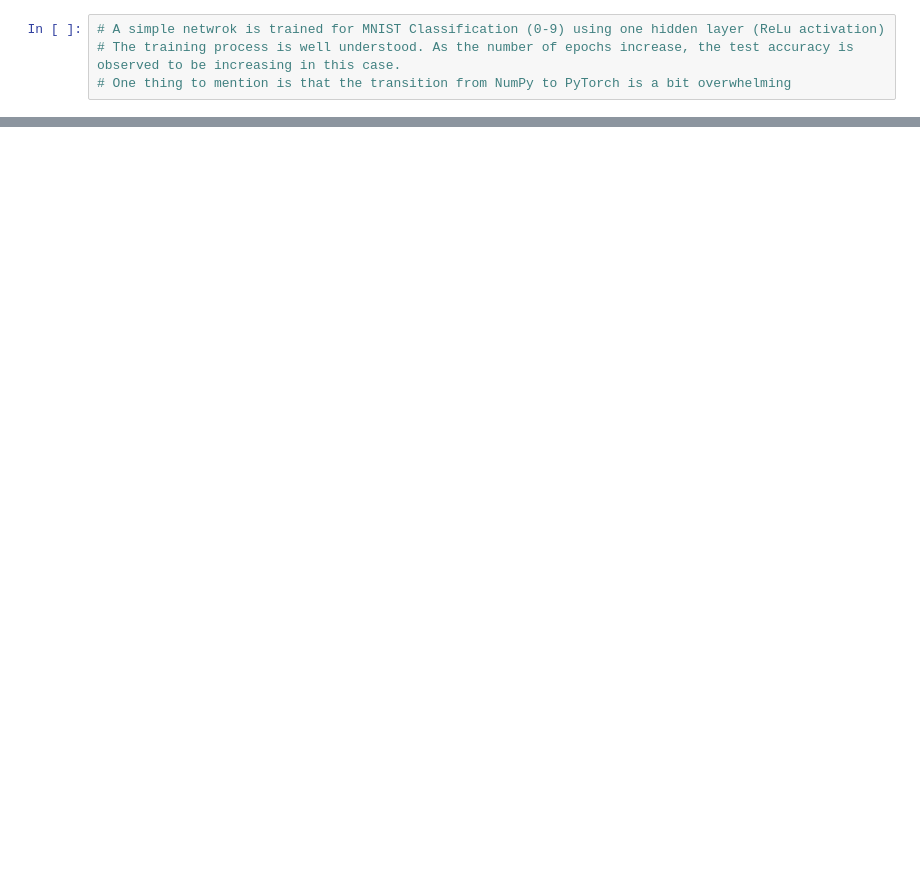
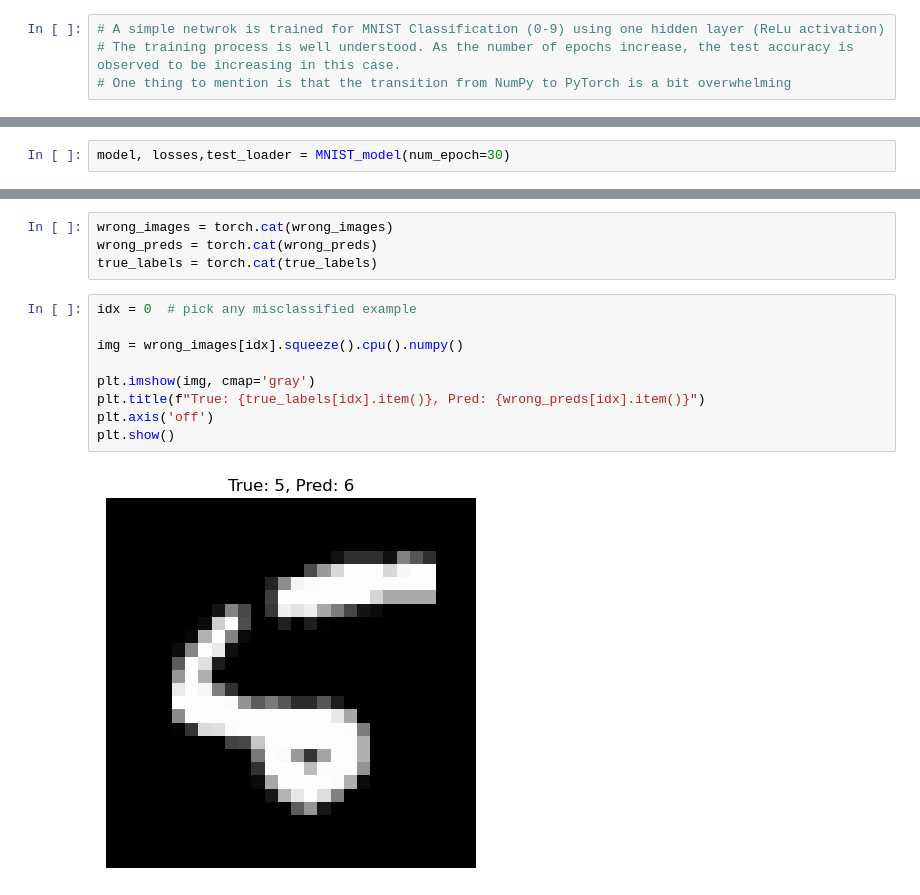
Before and after one commit to anas-aziz2/Summer-Project-2026, a Jupyter notebook: mnist_classifier.ipynb, the cells around one changed output, grey strips where cells are left out. Saved outputs shown, nothing was run; the diff lists cells and outputs as text; blank space fills up the shorter version.

```diff
--- a/mnist_classifier.ipynb
+++ b/mnist_classifier.ipynb
@@ -123,0 +199,2 @@ print(
+# %%
+model, losses,test_loader = MNIST_model(num_epoch=30)
@@ -123,0 +237,15 @@ print(
+# %%
+wrong_images = torch.cat(wrong_images)
+wrong_preds = torch.cat(wrong_preds)
+true_labels = torch.cat(true_labels)
+# %%
+idx = 0  # pick any misclassified example
+
+img = wrong_images[idx].squeeze().cpu().numpy()
+
+plt.imshow(img, cmap='gray')
+plt.title(f"True: {true_labels[idx].item()}, Pred: {wrong_preds[idx].item()}")
+plt.axis('off')
+plt.show()
+# %% [output]
+[figure, added]
```
Also changed, not shown: parts of 10 cells of this notebook.
